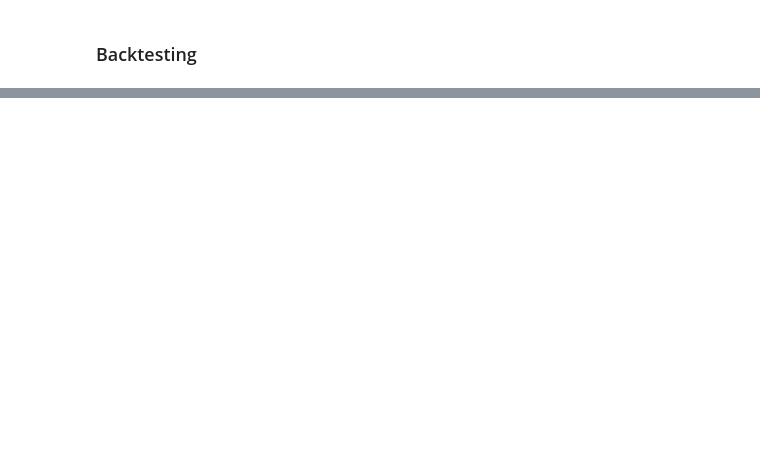
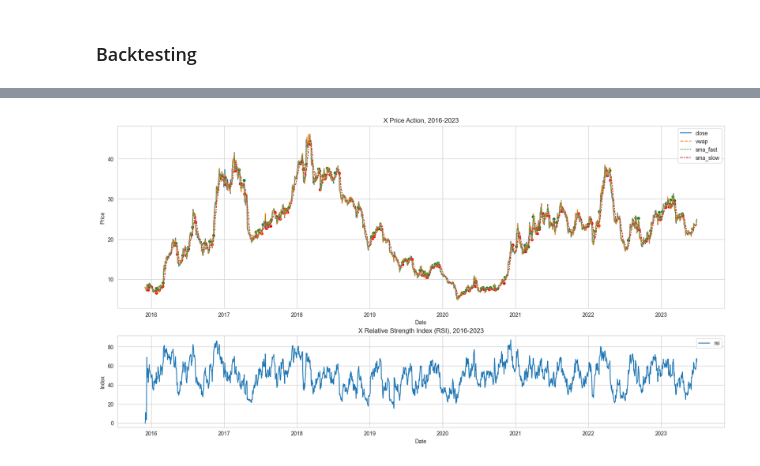
Before and after one commit to whitgroves/fintech-bootcamp-at-home, a Jupyter notebook: project-3-trading-bot.ipynb, the cells around one changed output, grey strips where cells are left out. Cells and saved outputs as stored; diff of their text form; code cells hidden in the pictures; blank space fills up the shorter version.

```diff
--- a/project-3-trading-bot.ipynb
+++ b/project-3-trading-bot.ipynb
@@ -143,0 +369,18 @@ pass # the ketchup
+# %%
+# params
+start = datetime(2015, 12, 1) # as far back as Alpaca goes, apparently
+end = datetime.today() # default to today
+fast, slow = 4, 10
+
+# preprocess
+bars = stock_client.get_stock_bars(StockBarsRequest(symbol_or_symbols='X', timeframe=TimeFrame.Day, start=start, end=end)).df
+data = bars.loc[:, ['close', 'vwap']]
+data['rsi'] = TA.RSI(bars)
+data['sma_fast'] = data['close'].rolling(fast).mean()
+data['sma_slow'] = data['close'].rolling(slow).mean()
+data['sma_signal'] = numpy.where(data['sma_fast'] > data['sma_slow'], 1, 0)
+data['rsi_signal'] = numpy.where(data['rsi'] > 50, 1, 0)
+data['stock_held'] = data['sma_signal'] * data['rsi_signal']
+data['trade_flag'] = data['stock_held'].diff()
+data = data.fillna(0).reset_index(level=['symbol']).drop('symbol', axis=1)
+data
@@ -143,0 +402,16 @@ pass # the ketchup
+# %%
+# display - do not use DateLocator on a timespan this large
+fig, axs = matplot.subplots(2, 1, figsize=(20, 10), height_ratios=[2, 1])
+seaborn.lineplot(data=pandas.concat([data[['close', 'vwap']], data[['sma_fast', 'sma_slow']][slow:]], axis=1), ax=axs[0])
+seaborn.scatterplot(data=data[data['trade_flag'] == -1.0], x='timestamp', y='close', color='r', ax=axs[0])
+seaborn.scatterplot(data=data[data['trade_flag'] == 1.0], x='timestamp', y='close', color='g', ax=axs[0])
+axs[0].set_title('X Price Action, 2016-2023')
+axs[0].set_ylabel('Price')
+axs[0].set_xlabel('Date')
+seaborn.lineplot(data=data[['rsi']], ax=axs[1])
+axs[1].set_title('X Relative Strength Index (RSI), 2016-2023')
+axs[1].set_ylabel('Index')
+axs[1].set_xlabel('Date')
+seaborn.set_style('whitegrid')
+# %% [output]
+[figure, added]
```
Also changed, not shown: parts of 31 cells of this notebook.
